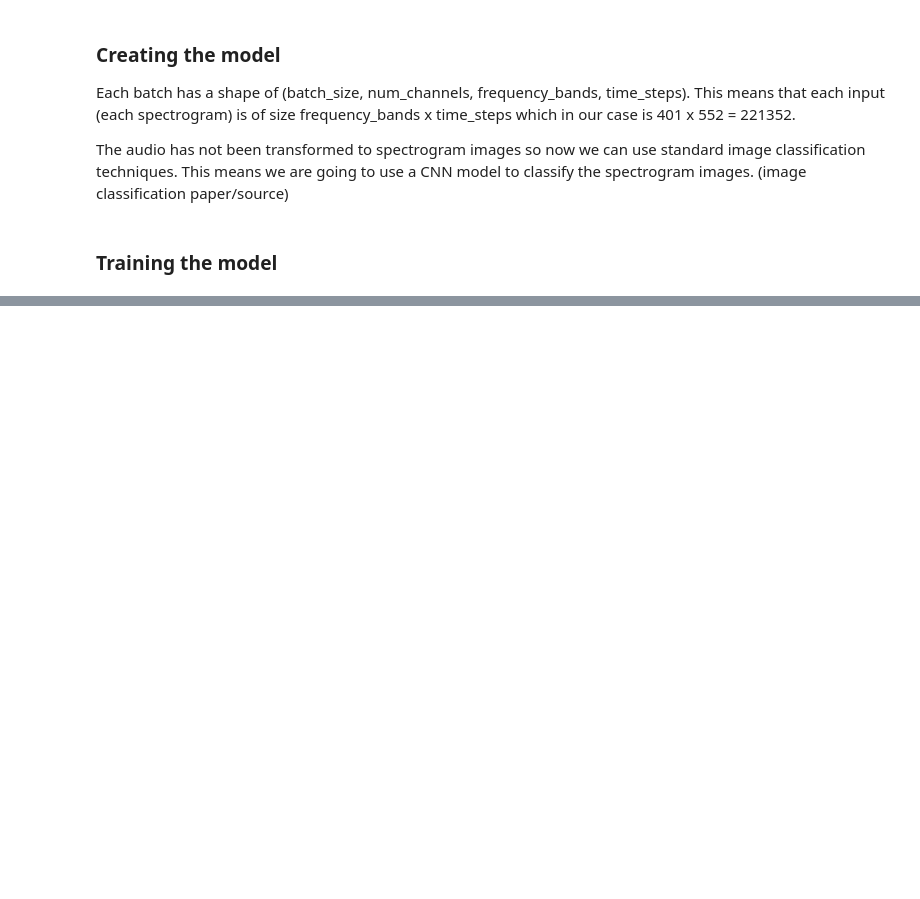
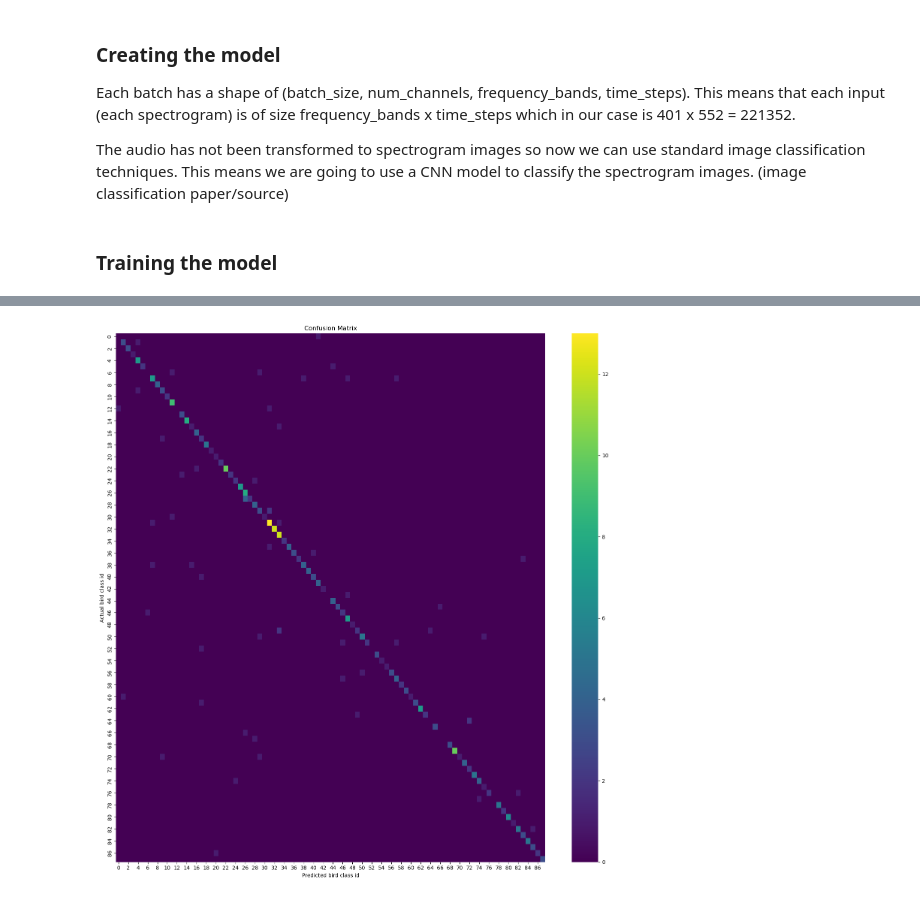
Before and after one commit to Ben-Temming/BirdClassification, a Jupyter notebook: ModelTraining.ipynb, the cells around one changed output, grey strips where cells are left out. Cells and saved outputs as stored; diff of their text form; code cells hidden in the pictures; blank space fills up the shorter version.

```diff
--- a/ModelTraining.ipynb
+++ b/ModelTraining.ipynb
@@ -89,0 +105,17 @@ test_dataloader = DataLoader(test_dataset, batch_size=batch_size, shuffle=True)
+# %%
+#create the datasets and data loaders
+#create the training, validaiton and testing datasets
+train_dataset = AudioDataSet(df_metadata=df_train)
+val_dataset = AudioDataSet(df_metadata=df_val)
+test_dataset = AudioDataSet(df_metadata=df_test)
+
+#create the training, validation and test data loaders  (https://pytorch.org/tutorials/beginner/basics/data_tutorial.html)
+batch_size = 16
+train_dataloader = DataLoader(train_dataset, batch_size=batch_size, shuffle=True)
+val_dataloader = DataLoader(val_dataset, batch_size=batch_size, shuffle=True)
+test_dataloader = DataLoader(test_dataset, batch_size=batch_size, shuffle=True)
+
+#print the lengths of each set
+print(f"Training set size: {len(train_dataset)}")
+print(f"Validation set size: {len(val_dataset)}")
+print(f"Test set size: {len(test_dataset)}")
@@ -378,0 +246,6 @@ NameError: name 'val_dataloader' is not defined
+# %%
+#Create the model
+num_bird_classes = 88
+model = BirdAudioClassifierModel(num_classes=num_bird_classes)
+#load the trained model
+model.load_state_dict(torch.load('Models\model2.pth'))
@@ -378,0 +254,2 @@ NameError: name 'val_dataloader' is not defined
+# %%
+modelTester = ModelTester(model=model, test_dataloader=test_dataloader)
@@ -378,0 +270,3 @@ NameError: name 'val_dataloader' is not defined
+# %%
+confusion_matrix = modelTester.get_confusion_matrix()
+print(f"confusion matrix: {confusion_matrix}")
@@ -378,0 +281,13 @@ NameError: name 'val_dataloader' is not defined
+# %%
+#plot the confusion matrix
+plt.figure(figsize=(15, 15))
+sns.heatmap(confusion_matrix, cmap="viridis", cbar=True)
+plt.xlabel("Predicted bird class id")
+plt.ylabel("Actual bird class id")
+plt.title("Confusion Matrix")
+# Add tight layout
+plt.tight_layout()
+plt.savefig('Models\confusion_matrix_model_2.png')
+plt.show()
+# %% [output]
+[figure, added]
```
Also changed, not shown: parts of 20 cells of this notebook.
